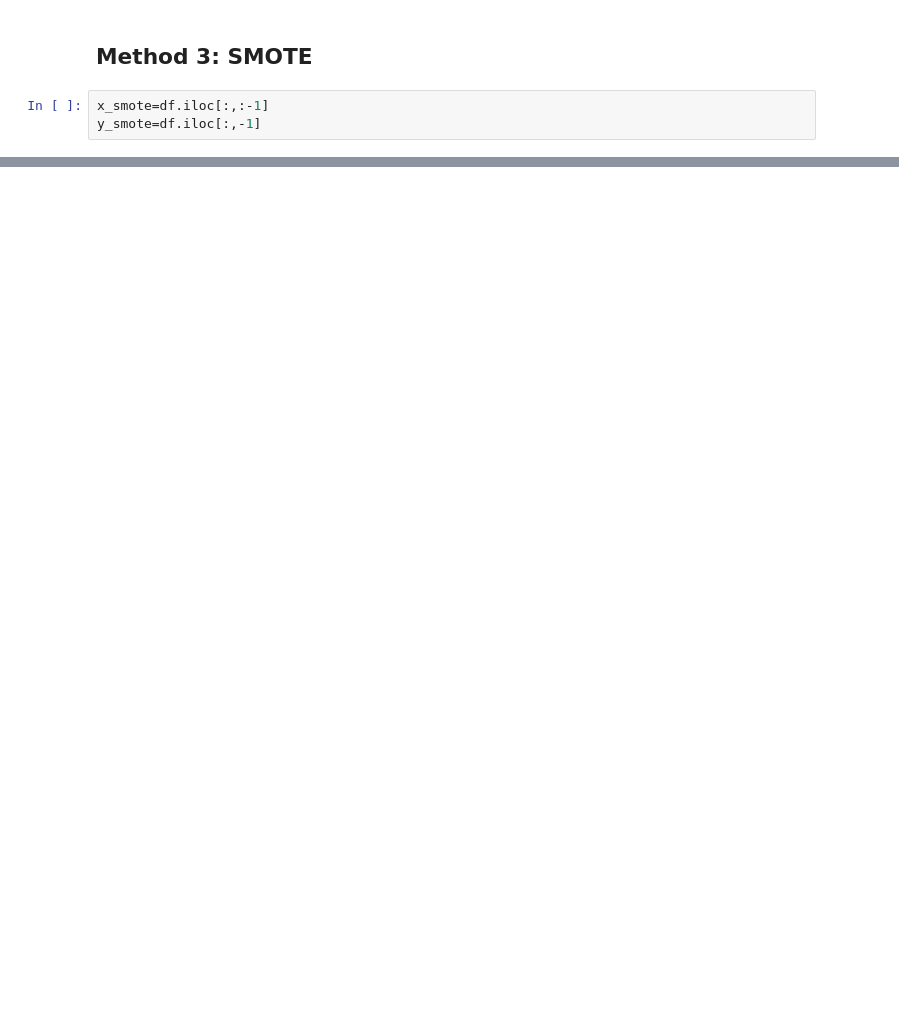
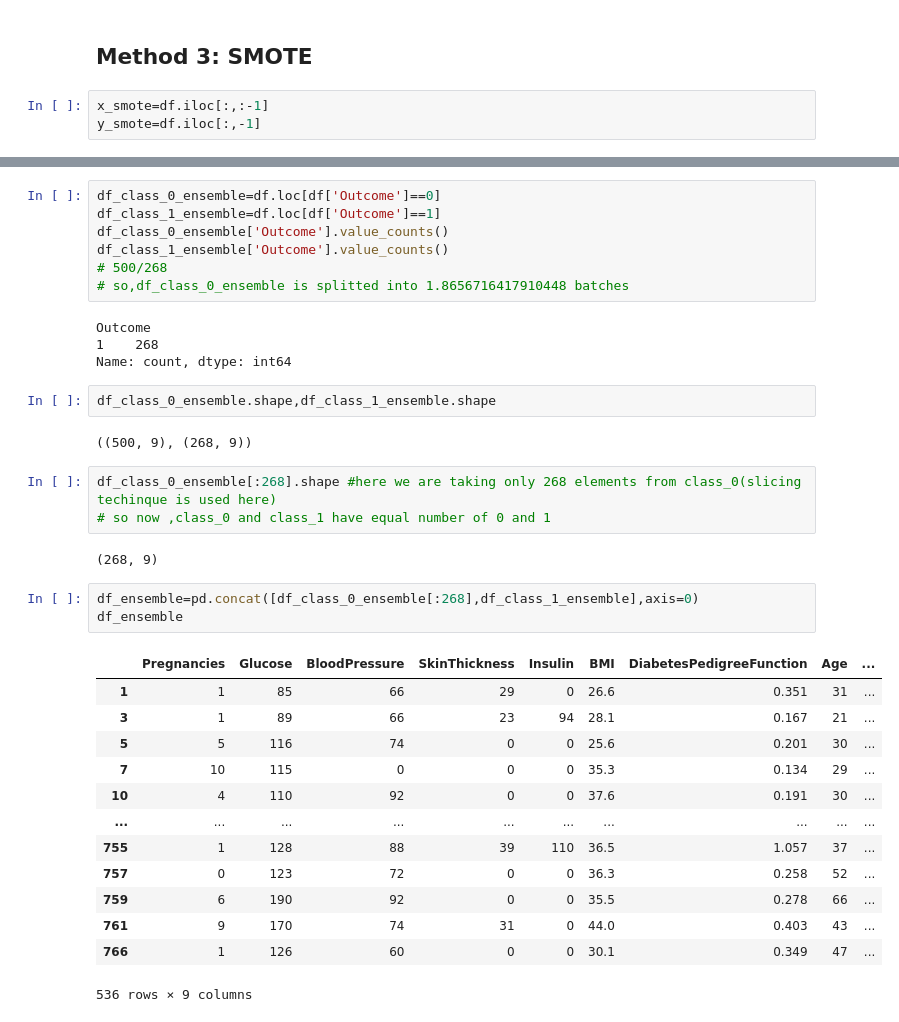
Before and after one commit to kevinmanjiladev/Deep-Learning-Projects, a Jupyter notebook: ANN/diabetes_ann.ipynb, the cells around one changed output, grey strips where cells are left out. Drawn from its saved outputs; the diff is of its cells as text; blank space fills up the shorter version.

```diff
--- a/ANN/diabetes_ann.ipynb
+++ b/ANN/diabetes_ann.ipynb
@@ -440,0 +529,37 @@ from imblearn.over_sampling import SMOTE
+# %%
+df_class_0_ensemble=df.loc[df['Outcome']==0]
+df_class_1_ensemble=df.loc[df['Outcome']==1]
+df_class_0_ensemble['Outcome'].value_counts()
+df_class_1_ensemble['Outcome'].value_counts()
+# 500/268
+# so,df_class_0_ensemble is splitted into 1.8656716417910448 batches
+# %% [output]
+Outcome
+1    268
+Name: count, dtype: int64
+# %%
+df_class_0_ensemble.shape,df_class_1_ensemble.shape
+# %% [output]
+((500, 9), (268, 9))
+# %%
+df_class_0_ensemble[:268].shape #here we are taking only 268 elements from class_0(slicing techinque is used here)
+# so now ,class_0 and class_1 have equal number of 0 and 1
+# %% [output]
+(268, 9)
+# %%
+df_ensemble=pd.concat([df_class_0_ensemble[:268],df_class_1_ensemble],axis=0)
+df_ensemble
+# %% [output]
+|  | Pregnancies | Glucose | BloodPressure | SkinThickness | Insulin | BMI | DiabetesPedigreeFunction | Age | ... |
+| 1 | 1 | 85 | 66 | 29 | 0 | 26.6 | 0.351 | 31 | ... |
+| 3 | 1 | 89 | 66 | 23 | 94 | 28.1 | 0.167 | 21 | ... |
+| 5 | 5 | 116 | 74 | 0 | 0 | 25.6 | 0.201 | 30 | ... |
+| 7 | 10 | 115 | 0 | 0 | 0 | 35.3 | 0.134 | 29 | ... |
+| 10 | 4 | 110 | 92 | 0 | 0 | 37.6 | 0.191 | 30 | ... |
+| ... | ... | ... | ... | ... | ... | ... | ... | ... | ... |
+| 755 | 1 | 128 | 88 | 39 | 110 | 36.5 | 1.057 | 37 | ... |
+| 757 | 0 | 123 | 72 | 0 | 0 | 36.3 | 0.258 | 52 | ... |
+| 759 | 6 | 190 | 92 | 0 | 0 | 35.5 | 0.278 | 66 | ... |
+| 761 | 9 | 170 | 74 | 31 | 0 | 44.0 | 0.403 | 43 | ... |
+| 766 | 1 | 126 | 60 | 0 | 0 | 30.1 | 0.349 | 47 | ... |
+536 rows × 9 columns
```
Also changed, not shown: parts of 36 cells of this notebook.
